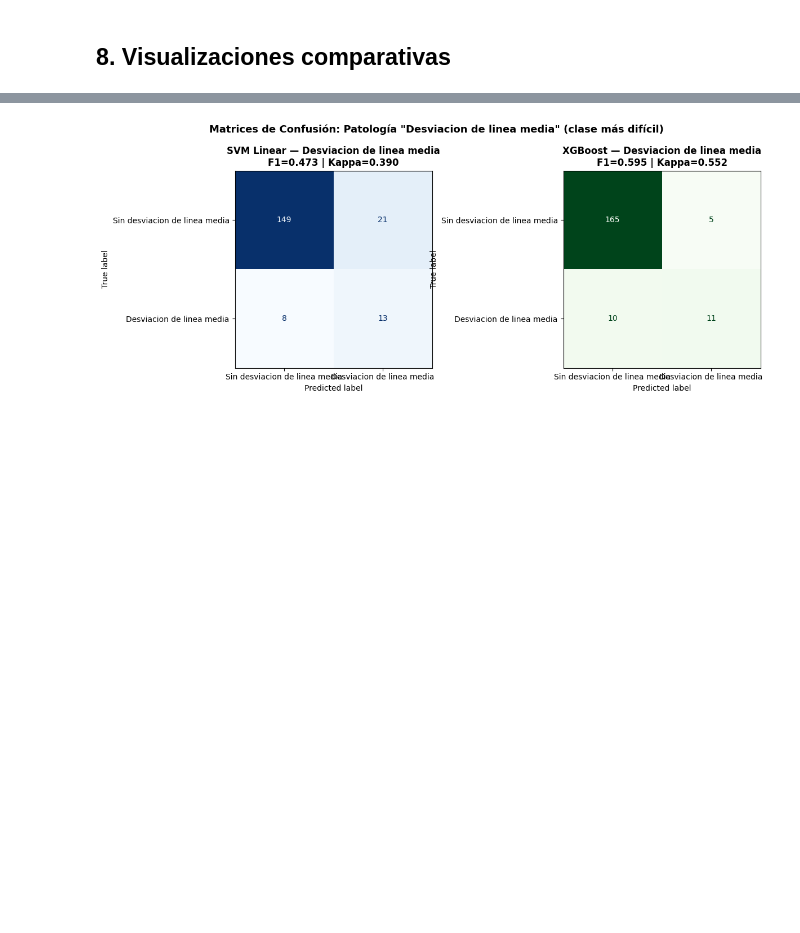
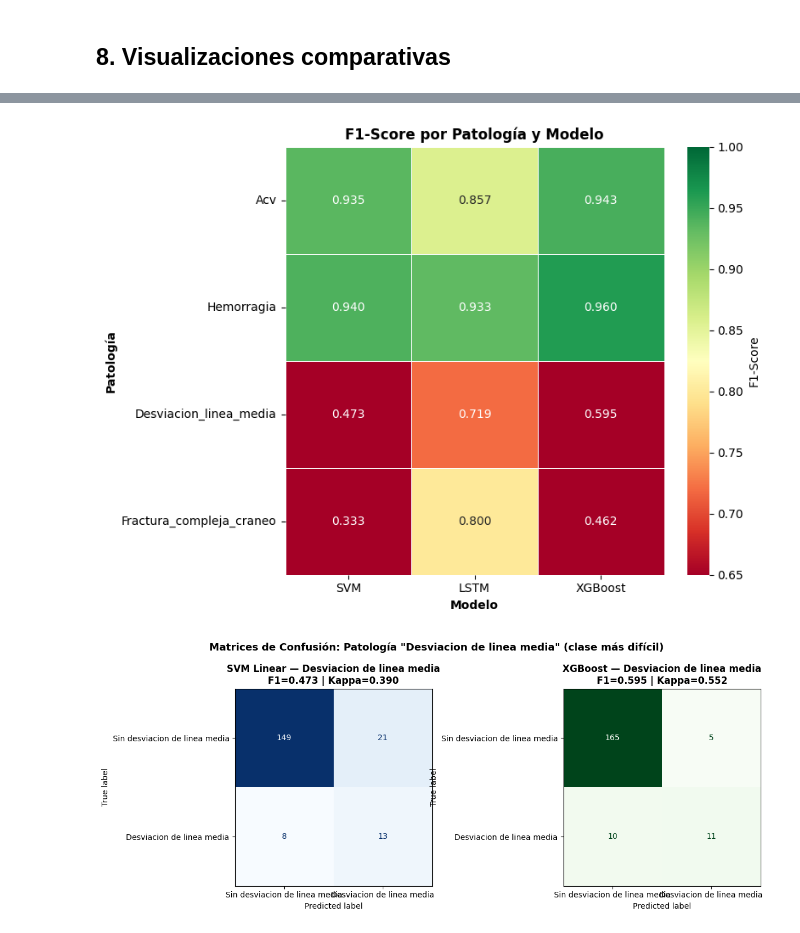
Before and after one commit to isabelaocampos/PDG-Diagnostico-Clinico, a Jupyter notebook: notebooks/6_Comparacion_SVM_LSTM_XGBoost.ipynb, the cells around one changed output, grey strips where cells are left out. Cells and saved outputs as stored; diff of their text form; code cells hidden in the pictures; blank space fills up the shorter version.

```diff
--- a/notebooks/6_Comparacion_SVM_LSTM_XGBoost.ipynb
+++ b/notebooks/6_Comparacion_SVM_LSTM_XGBoost.ipynb
@@ -651,3 +630,30 @@ plt.show()
+# %%
+# =============================================================================
+# GRÁFICO 2: HEATMAP F1 POR PATOLOGÍA
+# =============================================================================
+
+heatmap_data = pd.DataFrame({
+    'SVM':     [df_svm.loc[p, 'F1'] for p in PATOLOGIAS],
+    'LSTM':    [resultados_lstm_raw[p]['F1_pos'] for p in PATOLOGIAS],
+    'XGBoost': [df_xgb.loc[p, 'F1'] for p in PATOLOGIAS]
+}, index=[p.capitalize() for p in PATOLOGIAS])
+
+fig, ax2 = plt.subplots(figsize=(8, 6))
+
+sns.heatmap(heatmap_data, annot=True, fmt='.3f', cmap='RdYlGn',
+            vmin=0.65, vmax=1.0, ax=ax2,
+            cbar_kws={'label': 'F1-Score'},
+            linewidths=0.5, linecolor='white')
+
+ax2.set_title('F1-Score por Patología y Modelo', fontweight='bold', fontsize=12)
+ax2.set_xlabel('Modelo', fontweight='bold')
+ax2.set_ylabel('Patología', fontweight='bold')
+ax2.tick_params(axis='x', labelsize=10)
+
+plt.tight_layout()
+plt.show()
+# %% [output]
+[figure, added]
 # %%
 # =============================================================================
 # GRÁFICO 2: MATRICES DE CONFUSIÓN COMPARATIVAS (patología más crítica: desviacion de linea media)
```
Also changed, not shown: parts of 1 cell of this notebook, 4 other files.
